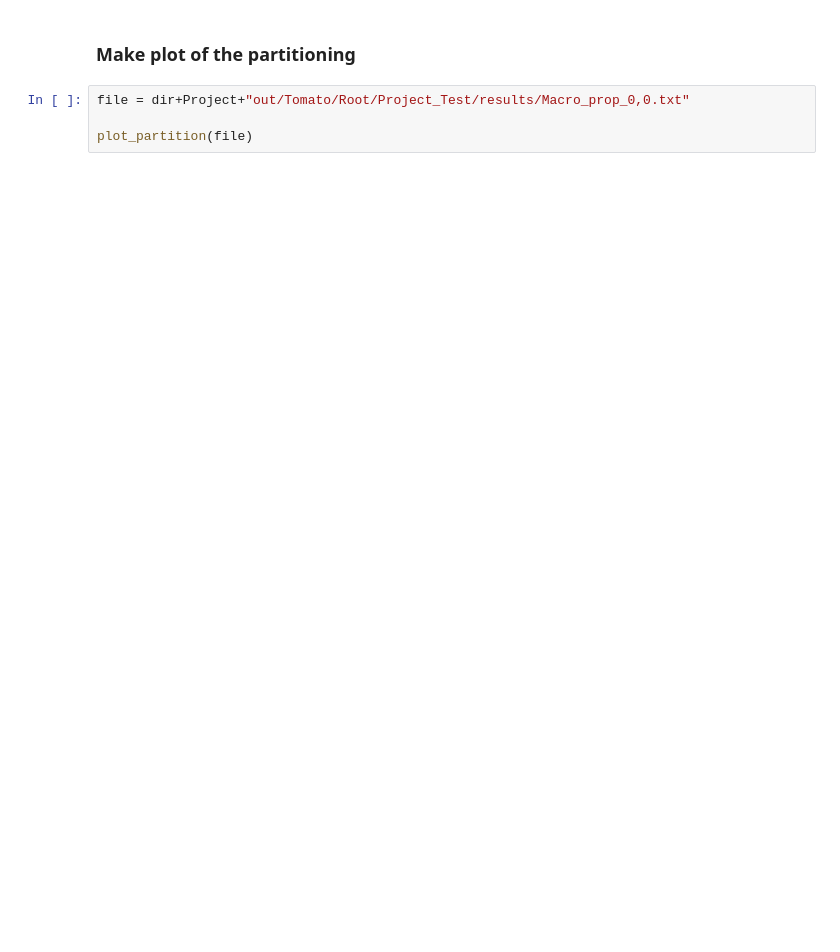
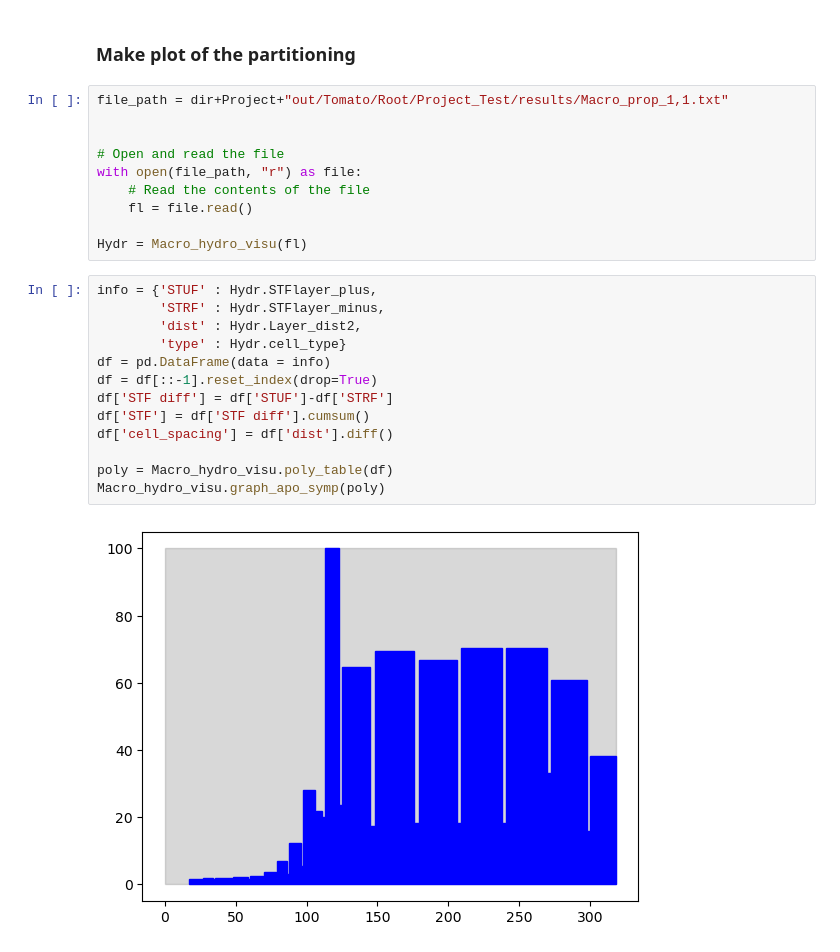
Before and after one commit to openalea-incubator/MECHA-dev, a Jupyter notebook: tutorials/tuto_01.ipynb, the cells around one changed output. Saved outputs shown, nothing was run; the diff lists cells and outputs as text; blank space fills up the shorter version.

```diff
--- a/tutorials/tuto_01.ipynb
+++ b/tutorials/tuto_01.ipynb
@@ -24,6 +48,27 @@ AttributeError: 'NoneType' object has no attribute 'get'
 # %% [markdown]
 ### Make plot of the partitioning
-# %%
-file = dir+Project+"out/Tomato/Root/Project_Test/results/Macro_prop_0,0.txt"
-
-plot_partition(file)
+# %%
+file_path = dir+Project+"out/Tomato/Root/Project_Test/results/Macro_prop_1,1.txt"
+
+
+# Open and read the file
+with open(file_path, "r") as file:
+    # Read the contents of the file
+    fl = file.read()
+
+Hydr = Macro_hydro_visu(fl)
+# %%
+info = {'STUF' : Hydr.STFlayer_plus,
+        'STRF' : Hydr.STFlayer_minus,
+        'dist' : Hydr.Layer_dist2,
+        'type' : Hydr.cell_type}
+df = pd.DataFrame(data = info)
+df = df[::-1].reset_index(drop=True)
+df['STF diff'] = df['STUF']-df['STRF']
+df['STF'] = df['STF diff'].cumsum()
+df['cell_spacing'] = df['dist'].diff()
+
+poly = Macro_hydro_visu.poly_table(df)
+Macro_hydro_visu.graph_apo_symp(poly)
+# %% [output]
+[figure, added]
```
Also changed, not shown: parts of 2 cells of this notebook.
